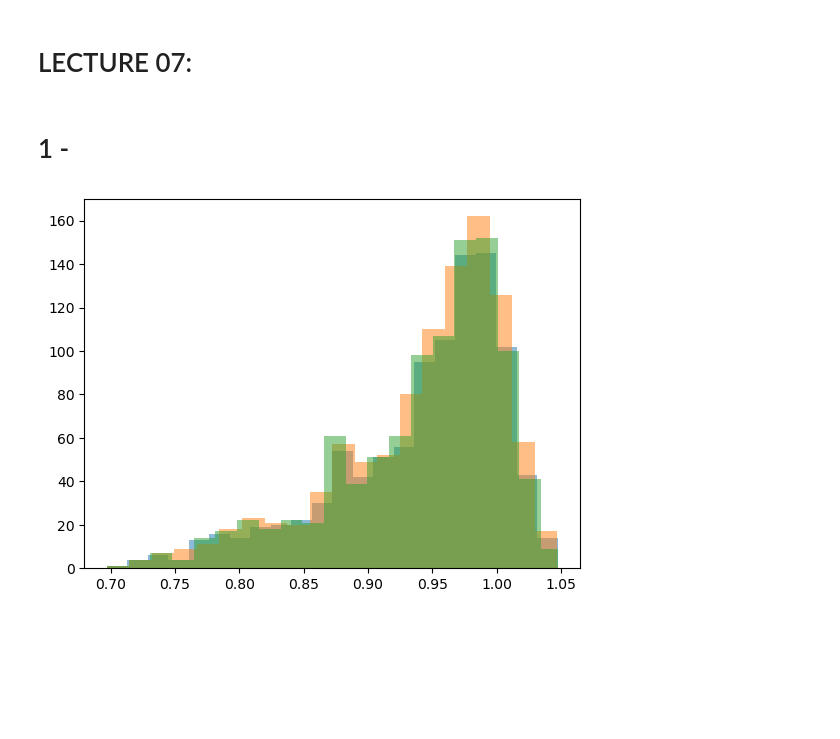
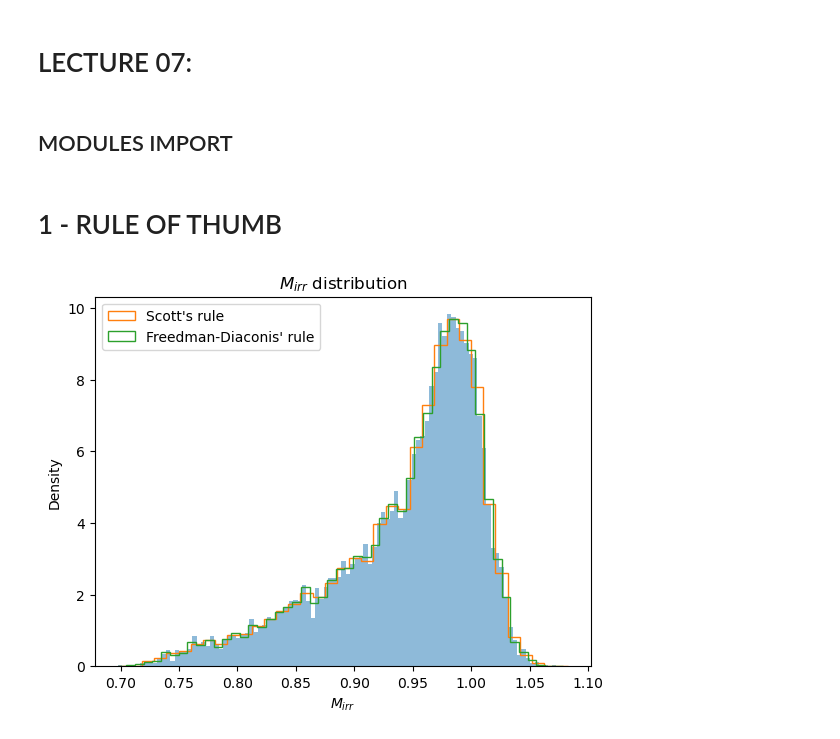
Before and after one commit to RoccoGiugni/ASML-24-25, a Jupyter notebook: L07/L07.ipynb, the cells around one changed output. Saved outputs shown, nothing was run; the diff lists cells and outputs as text; code cells hidden in the pictures; blank space fills up the shorter version.

```diff
--- a/L07/L07.ipynb
+++ b/L07/L07.ipynb
@@ -1,5 +1,7 @@
 # %% [markdown]
 # LECTURE 07:
+# %% [markdown]
+## MODULES IMPORT
 # %%
 import numpy as np
 import matplotlib.pyplot as plt
@@ -12,33 +18,34 @@ from scipy.stats import uniform
 # %%
 # USEFULL FUNCTIONS
 
+def f(chi):
+    return np.sqrt((1 + np.sqrt(1 - chi**2)) / 2)
+
 def m_irr(M, chi):
-    return M * np.sqrt((1 + np.sqrt(1 - chi**2)) / 2)
+    return M * f(chi)
 
-def delta_S(s, n):
-    return 3.5 * s / n**(1/3)
-
-def delta_FD(sG, n):
-    return 2.7 * sG / n**(1/3)
+def kde(data, bw, kernel, n=1000):
+    kde_skl = KernelDensity(bandwidth=bw, kernel=kernel)
+    kde_skl.fit(data[:, np.newaxis])
+    x = np.linspace(data.min(), data.max(), n)
+    log_pdf = kde_skl.score_samples(x[:, np.newaxis]) # sklearn returns log(density)
+    return np.exp(log_pdf)
 # %% [markdown]
-# 1 -
+# 1 - RULE OF THUMB
 # %%
-
-N = 1000
+N = 10000
 
 M, chi = norm.rvs(1, .02, N), uniform.rvs(0, 1, N)
 
 M_irr = m_irr(M, chi)
 
-binw_S = delta_S(.05, N)
-bins_S = np.append(np.arange(start=M_irr.min(), stop=M_irr.max(), step=binw_S) , M_irr.max())
+plt.hist(M_irr, bins=100, density=True, alpha=.5, label='Data')
+hist(M_irr, bins='scott', density=True, histtype='step', label="Scott's rule")
+hist(M_irr, bins='freedman', density=True, histtype='step', label="Freedman-Diaconis' rule")
 
-binw_FD = delta_FD(aMLstats.sigmaG(M_irr), N)
-bins_FD = np.append(np.arange(start=M_irr.min(), stop=M_irr.max(), step=binw_FD) , M_irr.max())
-
-plt.hist(M_irr, bins = bins_S.size, alpha=.5)
-plt.hist(M_irr, bins = bins_S, alpha=.5)
-plt.hist(M_irr, bins = bins_FD, alpha=.5)
-plt.show()
+plt.title('$M_{irr}$ distribution')
+plt.xlabel('$M_{irr}$')
+plt.ylabel('Density')
+plt.legend();
 # %% [output]
-[figure, old version]
+[figure, new version]
```
Also changed, not shown: parts of 5 cells of this notebook, 2 other files.
